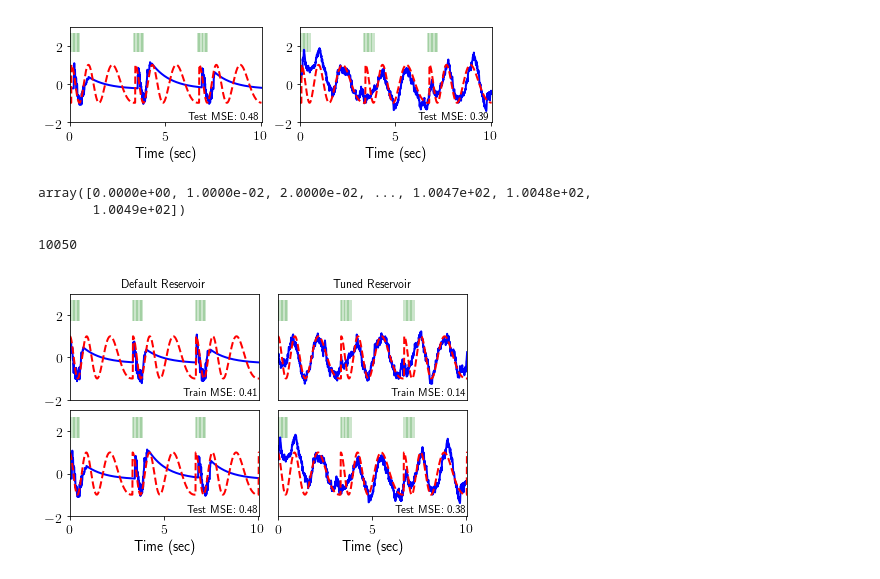
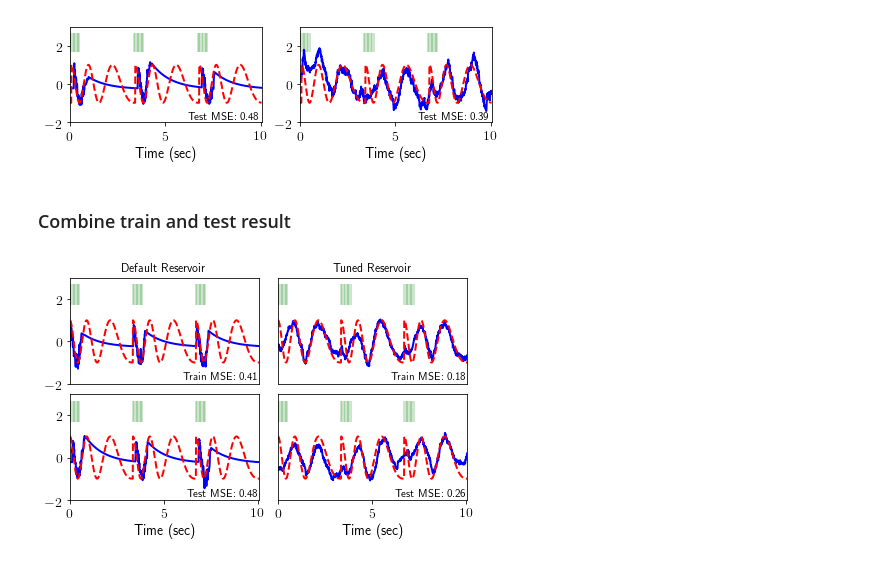
Before and after one commit to liutianlin0121/msc_thesis_code, a Jupyter notebook: chirp/chirp_regression.ipynb, the cells around one changed output. Saved outputs shown, nothing was run; the diff lists cells and outputs as text; code cells hidden in the pictures.

```diff
--- a/chirp/new_chirp_regression_tuned1core.ipynb
+++ b/chirp/chirp_regression.ipynb
@@ -54,9 +79,15 @@ prediction_test_dict = {}
 # %%
 alphas ={}
+mse_train_dict = {}
+mse_test_dict = {}
+
+prediction_train_dict = {}
+prediction_test_dict = {}
+
 alphas['baselineBias_classificationRes_seqPulse'] = 0.10
-alphas['classificationBias_slowClassificationRes_seqPulse'] = 40
+alphas['classificationBias_slowClassificationRes_seqPulse'] = 4000
 
-washoutLength = 200
+washoutLength = 1000
 
 data_dict = {}
 for this_File in fileList:
@@ -79,7 +110,7 @@ for this_File in fileList:
     nonzeroNeuronIndices = np.where(np.sum(data, axis = 1) > 1e-10)[0]
     data = data[nonzeroNeuronIndices, :]
 
-    trainTestSplit = int(3*len(periodicChirp)/4)
+    trainTestSplit = int(24*len(periodicChirp)/30)
 
     trainData = data[:, washoutLength:trainTestSplit]
     testData = data[:, trainTestSplit:]
@@ -318,15 +349,8 @@ plt.gcf().savefig('/Users/liutianlin/Desktop/Academics/MSc_thesis/my_msc_thesis/
 plt.show()
 # %% [output]
 [figure]
-# %%
-np.arange(nrPeriods * 335)/100
-# %% [output]
-array([0.0000e+00, 1.0000e-02, 2.0000e-02, ..., 1.0047e+02, 1.0048e+02,
-       1.0049e+02])
-# %%
-nrPeriods * 335
-# %% [output]
-10050
+# %% [markdown]
+### Combine train and test result
 # %%
 plt.rc('text', usetex=True)
 plt.rc('xtick', labelsize=14)
@@ -342,7 +366,7 @@ ax1 = fig.add_subplot(221)
 
 nrPeriods = 3
 
-shift = 135
+shift = 5
 
 ax1.plot(np.arange(nrPeriods * 335)/100, prediction_train_dict[fileList[0]][shift:shift+nrPeriods * 335], color = 'b',linewidth = 2)
 ax1.plot(np.arange(nrPeriods * 335)/100, trainTarget[shift: shift + nrPeriods * 335], linestyle = '--', color = 'red', linewidth = 2)
@@ -364,6 +388,8 @@ ax1.set_xticks([])
 ax1.text(6, -1.8, 'Train MSE: ' + str(mse_train_dict[fileList[0]]), fontsize=11)
 ax1.set_xlim([0, 10.05])
 
+shift = 5
+
 ax2 = fig.add_subplot(222)
 ax2.plot(np.arange(nrPeriods * 335)/100, prediction_train_dict[fileList[1]][shift:shift + nrPeriods * 335], color = 'b', linewidth = 2)
 ax2.plot(np.arange(nrPeriods * 335)/100, trainTarget[shift: shift + nrPeriods * 335], linestyle = '--', color = 'red',  linewidth = 2)
@@ -379,9 +405,10 @@ ax2.set_xlim([0, 10.05])
 ax2.set_title('Tuned Reservoir')
 
 
+shift = 0
+
 ax3 = fig.add_subplot(223)
 
-shift = 170
 ax3.plot(np.arange(nrPeriods * 335)/100, prediction_test_dict[fileList[0]][shift: shift + nrPeriods * 335], color = 'b',linewidth = 2)
 ax3.plot(np.arange(nrPeriods * 335)/100, testTarget[shift: shift + nrPeriods * 335], linestyle = '--', color = 'red', linewidth = 2)
 # ax3.plot(np.arange(nrPeriods * 335)/100, pulseSig[:nrPeriods * 335], linestyle = '-', color = 'g', linewidth = 2)
@@ -391,31 +418,32 @@ ax3.eventplot(inputSpikes, lineoffsets = 2.2, linelengths = 1, linewidths = 0.4,
 
 
 
 ax3.set_ylim([-2, 3])
 ax3.set_xlim([0, 10.05])
 ax3.set_xlabel('Time (sec)')
 ax3.text(6.2, -1.85, 'Test MSE: ' + str(mse_test_dict[fileList[0]]), fontsize=11)
 
 # ax3.set_ylabel('Time (sec)')
+shift = 0
 
 ax4 = fig.add_subplot(224)
 ax4.plot(np.arange(nrPeriods * 335)/100, prediction_test_dict[fileList[1]][shift:shift +nrPeriods * 335], color = 'b', linewidth = 2)
 ax4.plot(np.arange(nrPeriods * 335)/100, testTarget[shift: shift + nrPeriods * 335], linestyle = '--', color = 'red',  linewidth = 2)
 # ax4.plot(np.arange(nrPeriods * 335)/100, pulseSig[:nrPeriods * 335], linestyle = '-', color = 'g', linewidth = 2)
 # ax4.eventplot(np.where(pulseSig[:nrPeriods*335] == 2)[0]/100, lineoffsets = 2.2, linelengths = 1, linewidths = 0.4, color = 'k')
 ax4.eventplot(inputSpikes, lineoffsets = 2.2, linelengths = 1, linewidths = 0.4, color = 'g')
 
 ax4.set_ylim([-2, 3])
 ax4.set_xlim([0, 10.05])
 ax4.text(6.2, -1.85, 'Test MSE: ' + str(mse_test_dict[fileList[1]]), fontsize=11)
 ax4.set_yticks([])
 
 ax4.set_xlabel('Time (sec)')
 
 fig.subplots_adjust(left=.06, right=.98, top=.92, bottom = 0.15, hspace = 0.1, wspace=0.1)
 
 # plt.subplots_adjust(bottom = 0.3, wspace=0.1)
 plt.gcf().savefig('/Users/liutianlin/Desktop/Academics/MSc_thesis/my_msc_thesis/figs/thesis_regression_combined.pdf', dpi=1200)
 plt.show()
 # %% [output]
-[figure, old version]
+[figure, new version]
```
Also changed, not shown: parts of 3 cells of this notebook, 6 other files.
